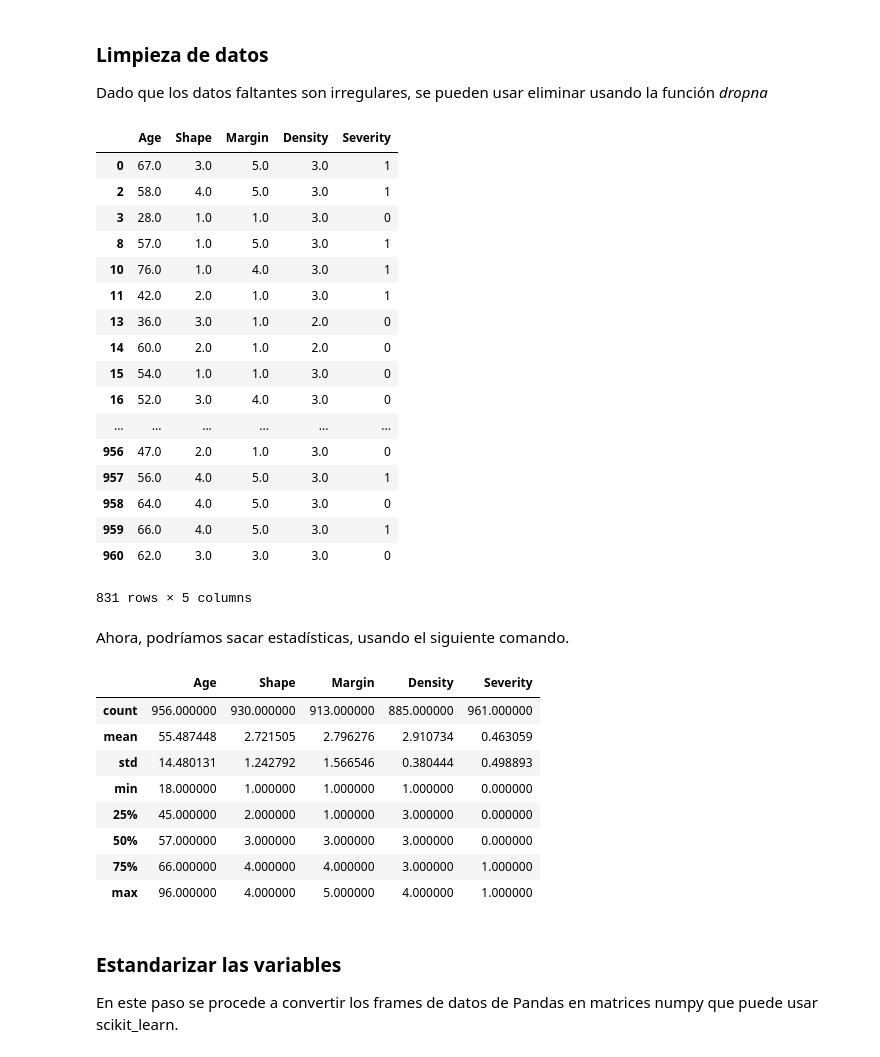
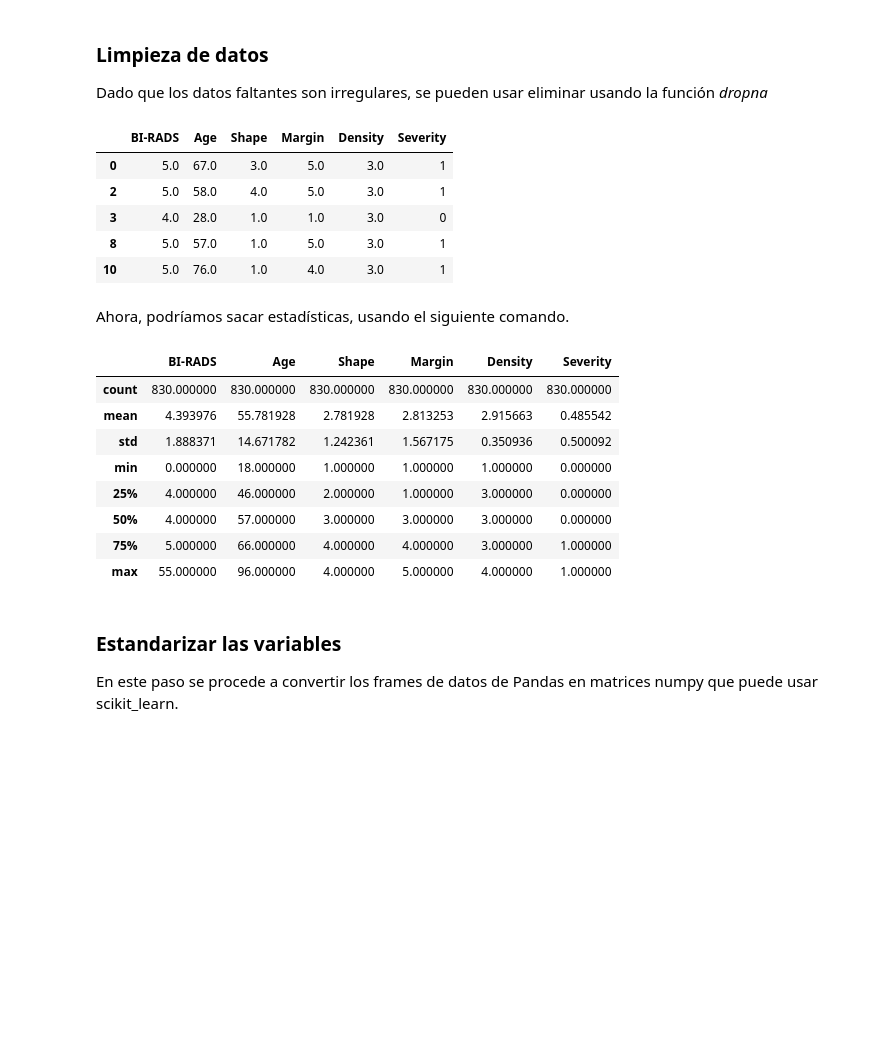
Before and after one commit to luischavez24/si_final, a Jupyter notebook: 01AnalisisExploratorioDeLosDatos.ipynb, the cells around one changed output. Saved outputs shown, nothing was run; the diff lists cells and outputs as text; code cells hidden in the pictures; blank space fills up the shorter version.

```diff
--- a/01AnalisisExploratorioDeLosDatos.ipynb
+++ b/01AnalisisExploratorioDeLosDatos.ipynb
@@ -21,7 +19,6 @@ Pero la columna **'BI-RADS'** se eliminiará dado que no contribuye a la clasifi
 # %%
 column_names = ['BI-RADS', 'Age', 'Shape', 'Margin', 'Density', 'Severity']
 mammographic_masses = pd.read_csv('mammographic_masses.data.txt', names=column_names)
-mammographic_masses.drop('BI-RADS',axis=1,inplace=True)
 # %%
 mammographic_masses.head()
 # %% [output]
@@ -103,40 +101,28 @@ Dado que los datos faltantes son irregulares, se pueden usar eliminar usando la
 # %%
 mammographic_masses.dropna(inplace=True)
 # %%
-mammographic_masses
+mammographic_masses.head()
 # %% [output]
-|  | Age | Shape | Margin | Density | Severity |
-| 0 | 67.0 | 3.0 | 5.0 | 3.0 | 1 |
-| 2 | 58.0 | 4.0 | 5.0 | 3.0 | 1 |
-| 3 | 28.0 | 1.0 | 1.0 | 3.0 | 0 |
-| 8 | 57.0 | 1.0 | 5.0 | 3.0 | 1 |
-| 10 | 76.0 | 1.0 | 4.0 | 3.0 | 1 |
-| 11 | 42.0 | 2.0 | 1.0 | 3.0 | 1 |
-| 13 | 36.0 | 3.0 | 1.0 | 2.0 | 0 |
-| 14 | 60.0 | 2.0 | 1.0 | 2.0 | 0 |
-| 15 | 54.0 | 1.0 | 1.0 | 3.0 | 0 |
-| 16 | 52.0 | 3.0 | 4.0 | 3.0 | 0 |
-| ... | ... | ... | ... | ... | ... |
-| 956 | 47.0 | 2.0 | 1.0 | 3.0 | 0 |
-| 957 | 56.0 | 4.0 | 5.0 | 3.0 | 1 |
-| 958 | 64.0 | 4.0 | 5.0 | 3.0 | 0 |
-| 959 | 66.0 | 4.0 | 5.0 | 3.0 | 1 |
-| 960 | 62.0 | 3.0 | 3.0 | 3.0 | 0 |
+|  | BI-RADS | Age | Shape | Margin | Density | Severity |
+| 0 | 5.0 | 67.0 | 3.0 | 5.0 | 3.0 | 1 |
+| 2 | 5.0 | 58.0 | 4.0 | 5.0 | 3.0 | 1 |
+| 3 | 4.0 | 28.0 | 1.0 | 1.0 | 3.0 | 0 |
+| 8 | 5.0 | 57.0 | 1.0 | 5.0 | 3.0 | 1 |
+| 10 | 5.0 | 76.0 | 1.0 | 4.0 | 3.0 | 1 |
-831 rows × 5 columns
 # %% [markdown]
 Ahora, podríamos sacar estadísticas, usando el siguiente comando.
 # %%
 mammographic_masses.describe()
 # %% [output]
-|  | Age | Shape | Margin | Density | Severity |
-| count | 956.000000 | 930.000000 | 913.000000 | 885.000000 | 961.000000 |
-| mean | 55.487448 | 2.721505 | 2.796276 | 2.910734 | 0.463059 |
-| std | 14.480131 | 1.242792 | 1.566546 | 0.380444 | 0.498893 |
-| min | 18.000000 | 1.000000 | 1.000000 | 1.000000 | 0.000000 |
-| 25% | 45.000000 | 2.000000 | 1.000000 | 3.000000 | 0.000000 |
-| 50% | 57.000000 | 3.000000 | 3.000000 | 3.000000 | 0.000000 |
-| 75% | 66.000000 | 4.000000 | 4.000000 | 3.000000 | 1.000000 |
-| max | 96.000000 | 4.000000 | 5.000000 | 4.000000 | 1.000000 |
+|  | BI-RADS | Age | Shape | Margin | Density | Severity |
+| count | 830.000000 | 830.000000 | 830.000000 | 830.000000 | 830.000000 | 830.000000 |
+| mean | 4.393976 | 55.781928 | 2.781928 | 2.813253 | 2.915663 | 0.485542 |
+| std | 1.888371 | 14.671782 | 1.242361 | 1.567175 | 0.350936 | 0.500092 |
+| min | 0.000000 | 18.000000 | 1.000000 | 1.000000 | 1.000000 | 0.000000 |
+| 25% | 4.000000 | 46.000000 | 2.000000 | 1.000000 | 3.000000 | 0.000000 |
+| 50% | 4.000000 | 57.000000 | 3.000000 | 3.000000 | 3.000000 | 0.000000 |
+| 75% | 5.000000 | 66.000000 | 4.000000 | 4.000000 | 3.000000 | 1.000000 |
+| max | 55.000000 | 96.000000 | 4.000000 | 5.000000 | 4.000000 | 1.000000 |
 # %% [markdown]
 ### Estandarizar las variables
 En este paso se procede a convertir los frames de datos de Pandas en matrices numpy que puede usar scikit_learn.
```
Also changed, not shown: parts of 6 cells of this notebook, 3 other files.
